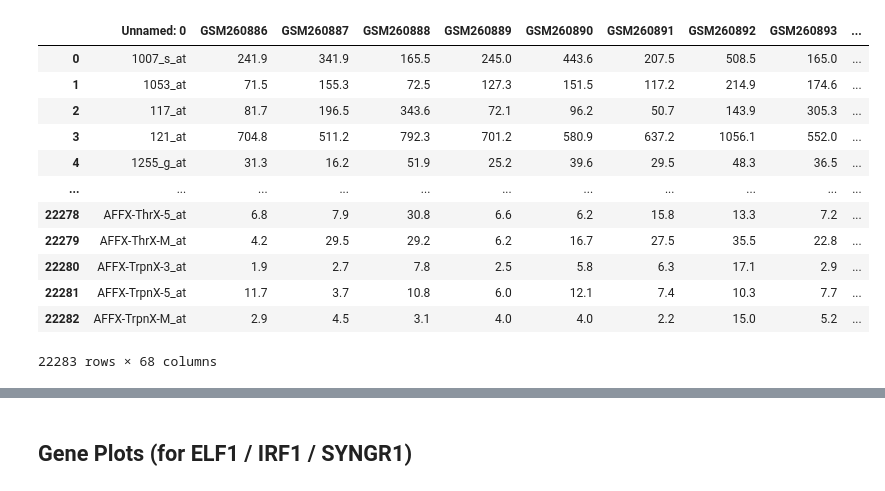
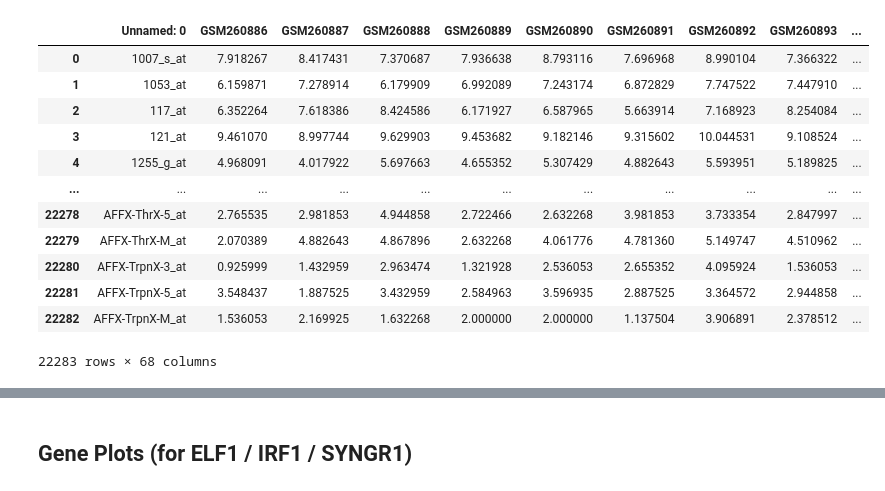
Before and after one commit to Nikunj-Gupta/Gene-Regulatory-Network-inference-in-Autoimmune-Diseases, a Jupyter notebook: plots_GSE10325.ipynb, the cells around one changed output, grey strips where cells are left out. Saved outputs shown, nothing was run; the diff lists cells and outputs as text; code cells hidden in the pictures.

```diff
--- a/plots_GSE10325.ipynb
+++ b/plots_GSE10325.ipynb
@@ -7,19 +6,23 @@ plt.rcParams['figure.figsize'] = [15, 10]
 # %%
 raw_expre = pd.read_csv('datasets/GSE10325/GSE10325/raw_expre.csv', sep=",")
+
+## log2 transformation
+raw_expre[raw_expre.columns[1:]] = np.log2(raw_expre[raw_expre.columns[1:]])
+
 raw_expre
 # %% [output]
 |  | Unnamed: 0 | GSM260886 | GSM260887 | GSM260888 | GSM260889 | GSM260890 | GSM260891 | GSM260892 | GSM260893 | ... |
-| 0 | 1007_s_at | 241.9 | 341.9 | 165.5 | 245.0 | 443.6 | 207.5 | 508.5 | 165.0 | ... |
-| 1 | 1053_at | 71.5 | 155.3 | 72.5 | 127.3 | 151.5 | 117.2 | 214.9 | 174.6 | ... |
-| 2 | 117_at | 81.7 | 196.5 | 343.6 | 72.1 | 96.2 | 50.7 | 143.9 | 305.3 | ... |
-| 3 | 121_at | 704.8 | 511.2 | 792.3 | 701.2 | 580.9 | 637.2 | 1056.1 | 552.0 | ... |
-| 4 | 1255_g_at | 31.3 | 16.2 | 51.9 | 25.2 | 39.6 | 29.5 | 48.3 | 36.5 | ... |
+| 0 | 1007_s_at | 7.918267 | 8.417431 | 7.370687 | 7.936638 | 8.793116 | 7.696968 | 8.990104 | 7.366322 | ... |
+| 1 | 1053_at | 6.159871 | 7.278914 | 6.179909 | 6.992089 | 7.243174 | 6.872829 | 7.747522 | 7.447910 | ... |
+| 2 | 117_at | 6.352264 | 7.618386 | 8.424586 | 6.171927 | 6.587965 | 5.663914 | 7.168923 | 8.254084 | ... |
+| 3 | 121_at | 9.461070 | 8.997744 | 9.629903 | 9.453682 | 9.182146 | 9.315602 | 10.044531 | 9.108524 | ... |
+| 4 | 1255_g_at | 4.968091 | 4.017922 | 5.697663 | 4.655352 | 5.307429 | 4.882643 | 5.593951 | 5.189825 | ... |
 | ... | ... | ... | ... | ... | ... | ... | ... | ... | ... | ... |
-| 22278 | AFFX-ThrX-5_at | 6.8 | 7.9 | 30.8 | 6.6 | 6.2 | 15.8 | 13.3 | 7.2 | ... |
-| 22279 | AFFX-ThrX-M_at | 4.2 | 29.5 | 29.2 | 6.2 | 16.7 | 27.5 | 35.5 | 22.8 | ... |
-| 22280 | AFFX-TrpnX-3_at | 1.9 | 2.7 | 7.8 | 2.5 | 5.8 | 6.3 | 17.1 | 2.9 | ... |
-| 22281 | AFFX-TrpnX-5_at | 11.7 | 3.7 | 10.8 | 6.0 | 12.1 | 7.4 | 10.3 | 7.7 | ... |
-| 22282 | AFFX-TrpnX-M_at | 2.9 | 4.5 | 3.1 | 4.0 | 4.0 | 2.2 | 15.0 | 5.2 | ... |
+| 22278 | AFFX-ThrX-5_at | 2.765535 | 2.981853 | 4.944858 | 2.722466 | 2.632268 | 3.981853 | 3.733354 | 2.847997 | ... |
+| 22279 | AFFX-ThrX-M_at | 2.070389 | 4.882643 | 4.867896 | 2.632268 | 4.061776 | 4.781360 | 5.149747 | 4.510962 | ... |
+| 22280 | AFFX-TrpnX-3_at | 0.925999 | 1.432959 | 2.963474 | 1.321928 | 2.536053 | 2.655352 | 4.095924 | 1.536053 | ... |
+| 22281 | AFFX-TrpnX-5_at | 3.548437 | 1.887525 | 3.432959 | 2.584963 | 3.596935 | 2.887525 | 3.364572 | 2.944858 | ... |
+| 22282 | AFFX-TrpnX-M_at | 1.536053 | 2.169925 | 1.632268 | 2.000000 | 2.000000 | 1.137504 | 3.906891 | 2.378512 | ... |
 22283 rows × 68 columns
 # %%
 # list(raw_expre['Unnamed: 0'])
```
Also changed, not shown: parts of 23 cells of this notebook, 1 other file.
